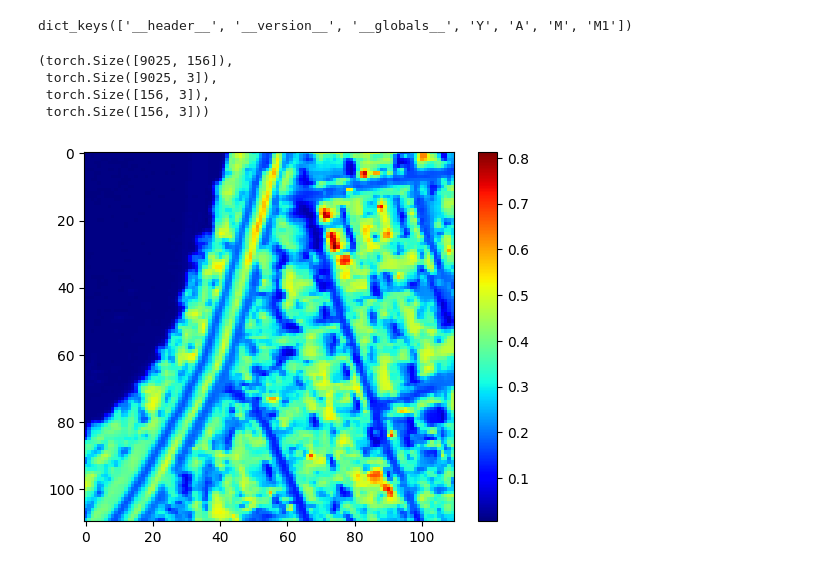
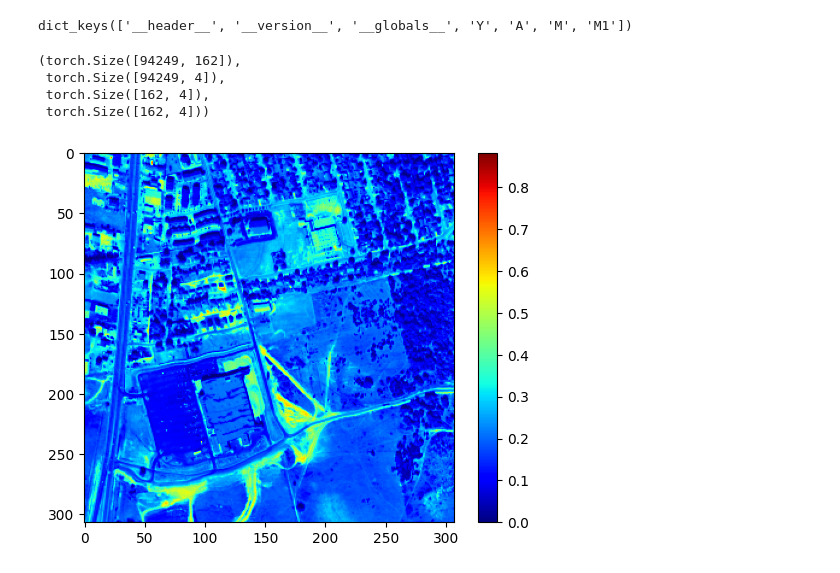
Before and after one commit to cornjosh/DeepTrans-HSU, a Jupyter notebook: watch_datas.ipynb, the cells around one changed output. Drawn from its saved outputs; the diff is of its cells as text; code cells hidden in the pictures.

```diff
--- a/watch_datas.ipynb
+++ b/watch_datas.ipynb
@@ -6,7 +6,7 @@ import matplotlib.pyplot as plt
 import torch
 # %%
 
-dataset = "samson"  # 选择数据集
+dataset = "urban1"  # 选择数据集
 data_path = "./data/" + dataset + "_dataset.mat"  # 构建数据路径
 data = sio.loadmat(data_path)  # 加载 .mat 文件数据
 print(data.keys())  # 查看数据的键
@@ -15,23 +15,24 @@ A = torch.from_numpy(data['A'].T)
 M = torch.from_numpy(data['M'])
 M1 = torch.from_numpy(data['M1'])
 Y.shape, A.shape, M.shape, M1.shape
+# print(data)
 # %% [output]
 dict_keys(['__header__', '__version__', '__globals__', 'Y', 'A', 'M', 'M1'])
-(torch.Size([9025, 156]),
- torch.Size([9025, 3]),
- torch.Size([156, 3]),
- torch.Size([156, 3]))
+(torch.Size([94249, 162]),
+ torch.Size([94249, 4]),
+ torch.Size([162, 4]),
+ torch.Size([162, 4]))
 # %%
 # 创建图形和子图
 fig, ax = plt.subplots()
 
 # 使用 jet 颜色映射显示数据
-cax = ax.imshow(Y[:,130].reshape(110,110), cmap='jet')
+cax = ax.imshow(Y[:,100].reshape(307,307), cmap='jet')
 
 # 添加颜色条
 fig.colorbar(cax)
 
 # 显示图形
 plt.show()
 # %% [output]
-[figure, old version]
+[figure, new version]
```
Also changed, not shown: 3 other files.
